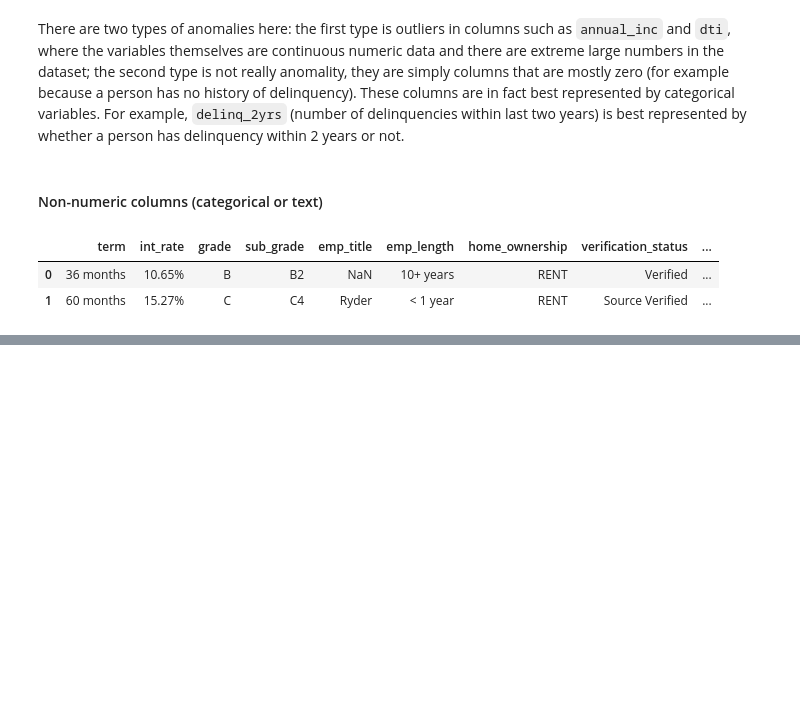
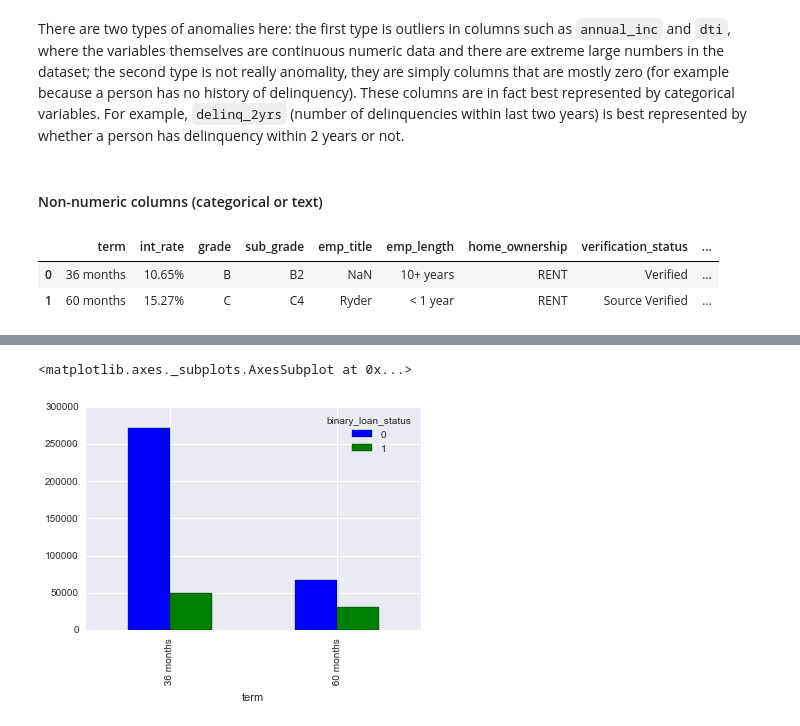
Before and after one commit to azizahmedkhan/udacity-ml-capstone, a Jupyter notebook: capstone_report.ipynb, the cells around one changed output, grey strips where cells are left out. Cells and saved outputs as stored; diff of their text form; code cells hidden in the pictures; blank space fills up the shorter version.

```diff
--- a/capstone_report.ipynb
+++ b/capstone_report.ipynb
@@ -222,0 +265,8 @@ The rest of columns contain categorical variables, text data, and variables that
+# %%
+# Barplot of binary_loan_status comparing two different terms
+# x-axis: loan term - either 36 months or 60 months
+# y-axis: number of borrowers in each binary_loan_status and term category
+BinaryLoanData.groupby(['term', 'binary_loan_status']).size().unstack().plot(kind='bar', stacked=False)
+# %% [output]
+<matplotlib.axes._subplots.AxesSubplot at 0x...>
+[figure, added]
```
Also changed, not shown: parts of 10 cells of this notebook.
